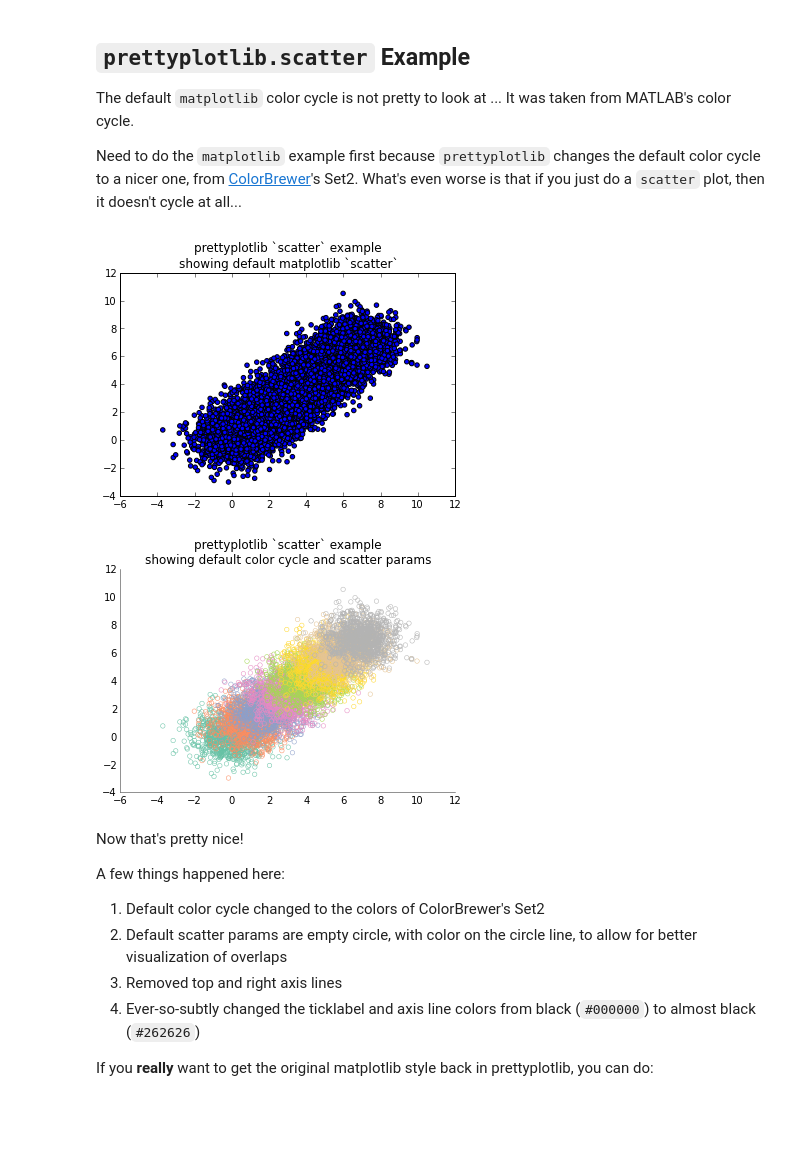
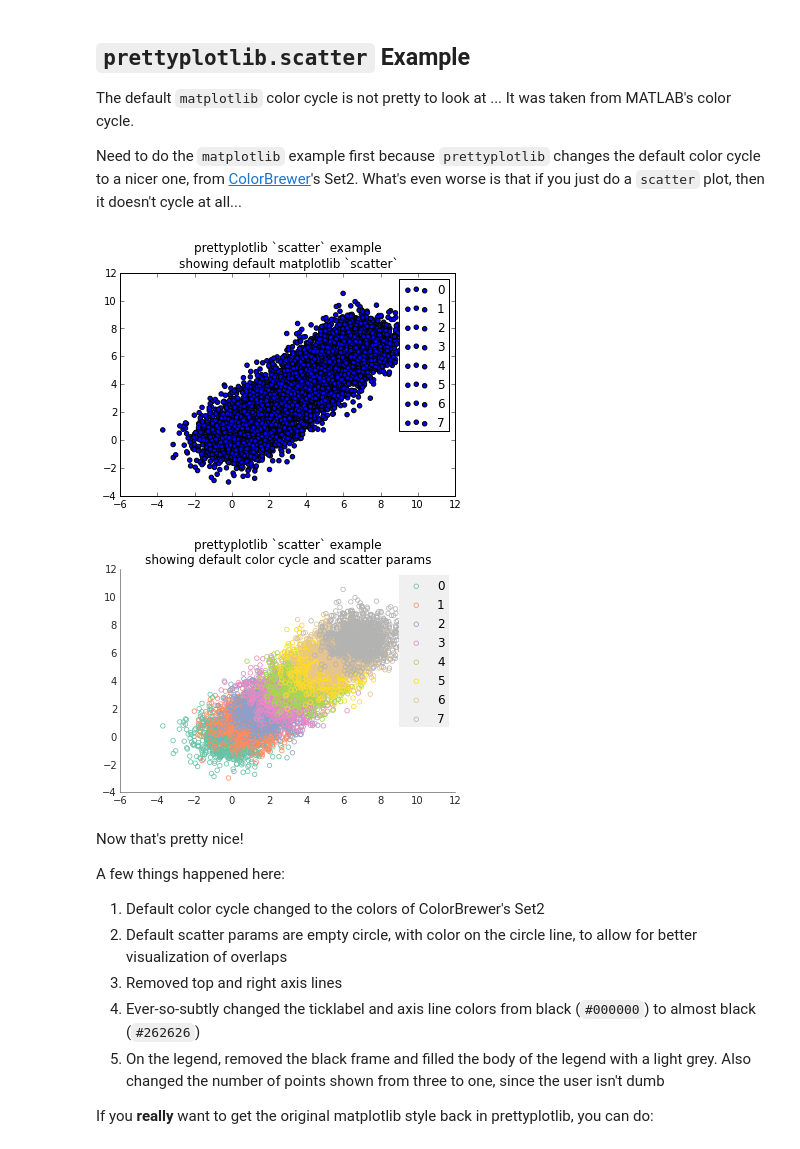
Before and after one commit to olgabot/prettyplotlib, a Jupyter notebook: examples/scatter.ipynb, the cells around one changed output. Saved outputs shown, nothing was run; the diff lists cells and outputs as text; code cells hidden in the pictures; blank space fills up the shorter version.

```diff
--- a/examples/scatter.ipynb
+++ b/examples/scatter.ipynb
@@ -7,20 +7,21 @@ Need to do the `matplotlib` example first because `prettyplotlib` changes the de
 # %%
 import matplotlib.pyplot as mpl_plt
 # Set the random seed for consistency
 np.random.seed(12)
 
 fig, ax = mpl_plt.subplots(1)
 
 # Show the whole color range
 for i in range(8):
     x = np.random.normal(loc=i, size=1000)
     y = np.random.normal(loc=i, size=1000)
-    ax.scatter(x, y)
+    ax.scatter(x, y, label=str(i))
+ax.legend()
 
 ax.set_title('prettyplotlib `scatter` example\nshowing default matplotlib `scatter`')
 fig.savefig('scatter_matplotlib_default.png')
 # %% [output]
-[figure, old version]
+[figure, new version]
 # %%
 import prettyplotlib as ppl
 from prettyplotlib import plt
@@ -36,12 +37,14 @@ fig, ax = plt.subplots(1)
 for i in range(8):
     x = np.random.normal(loc=i, size=1000)
     y = np.random.normal(loc=i, size=1000)
-    ppl.scatter(ax, x, y)
+    ppl.scatter(ax, x, y, label=str(i), facecolor='none')
+
+ppl.legend(ax)
 
 ax.set_title('prettyplotlib `scatter` example\nshowing default color cycle and scatter params')
 fig.savefig('scatter_prettyplotlib_default.png')
 # %% [output]
-[figure, old version]
+[figure, new version]
 # %% [markdown]
 Now that's pretty nice!
 
@@ -51,6 +54,7 @@ A few things happened here:
 2. Default scatter params are empty circle, with color on the circle line, to allow for better visualization of overlaps
 3. Removed top and right axis lines
 4. Ever-so-subtly changed the ticklabel and axis line colors from black (`#000000`) to almost black (`#262626`)
+5. On the legend, removed the black frame and filled the body of the legend with a light grey. Also changed the number of points shown from three to one, since the user isn't dumb
 
 If you **really** want to get the original matplotlib style back in prettyplotlib, you can do:
 # %%
```
Also changed, not shown: 9 other files.
